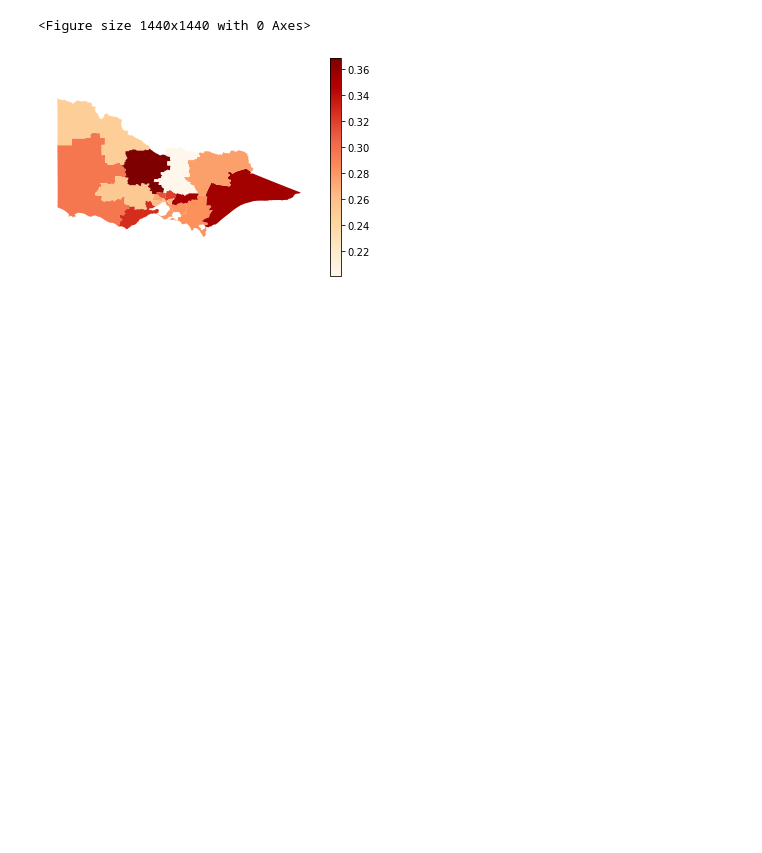
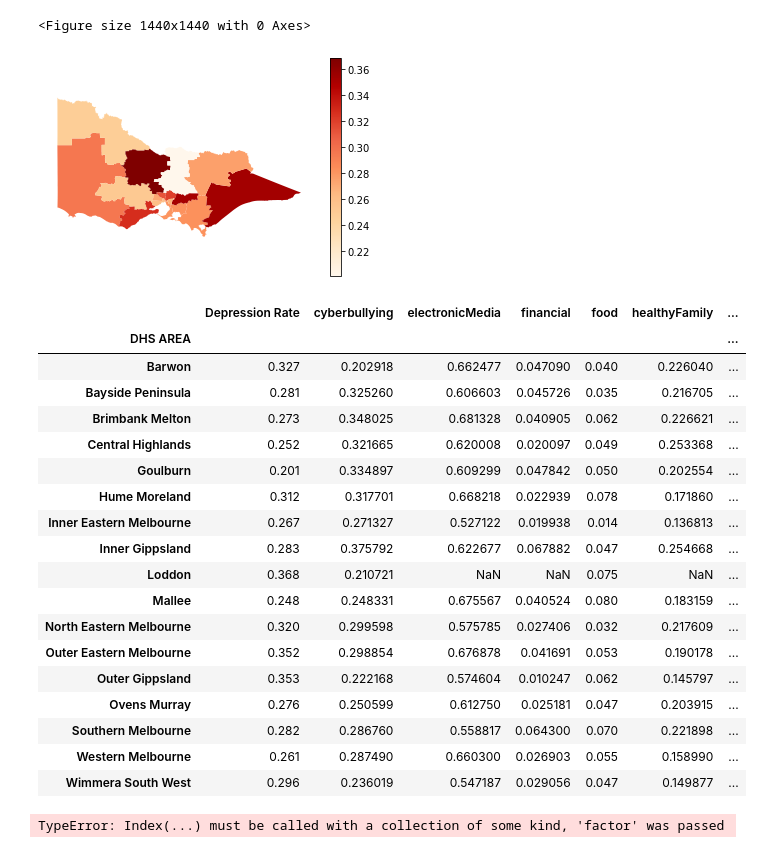
Before and after one commit to owowouwu/Youth-DS-Project, a Jupyter notebook: analysis2.ipynb, the cells around one changed output. Drawn from its saved outputs; the diff is of its cells as text; code cells hidden in the pictures; blank space fills up the shorter version.

```diff
--- a/analysis2.ipynb
+++ b/analysis2.ipynb
@@ -82,3 +82,33 @@ plt.box(False)
 # %% [output]
 <Figure size 1440x1440 with 0 Axes>
 [figure]
+# %%
+dhsData
+# %% [output]
+|  | Depression Rate | cyberbullying | electronicMedia | financial | food | healthyFamily | ... |
+| DHS AREA |  |  |  |  |  |  | ... |
+| Barwon | 0.327 | 0.202918 | 0.662477 | 0.047090 | 0.040 | 0.226040 | ... |
+| Bayside Peninsula | 0.281 | 0.325260 | 0.606603 | 0.045726 | 0.035 | 0.216705 | ... |
+| Brimbank Melton | 0.273 | 0.348025 | 0.681328 | 0.040905 | 0.062 | 0.226621 | ... |
+| Central Highlands | 0.252 | 0.321665 | 0.620008 | 0.020097 | 0.049 | 0.253368 | ... |
+| Goulburn | 0.201 | 0.334897 | 0.609299 | 0.047842 | 0.050 | 0.202554 | ... |
+| Hume Moreland | 0.312 | 0.317701 | 0.668218 | 0.022939 | 0.078 | 0.171860 | ... |
+| Inner Eastern Melbourne | 0.267 | 0.271327 | 0.527122 | 0.019938 | 0.014 | 0.136813 | ... |
+| Inner Gippsland | 0.283 | 0.375792 | 0.622677 | 0.067882 | 0.047 | 0.254668 | ... |
+| Loddon | 0.368 | 0.210721 | NaN | NaN | 0.075 | NaN | ... |
+| Mallee | 0.248 | 0.248331 | 0.675567 | 0.040524 | 0.080 | 0.183159 | ... |
+| North Eastern Melbourne | 0.320 | 0.299598 | 0.575785 | 0.027406 | 0.032 | 0.217609 | ... |
+| Outer Eastern Melbourne | 0.352 | 0.298854 | 0.676878 | 0.041691 | 0.053 | 0.190178 | ... |
+| Outer Gippsland | 0.353 | 0.222168 | 0.574604 | 0.010247 | 0.062 | 0.145797 | ... |
+| Ovens Murray | 0.276 | 0.250599 | 0.612750 | 0.025181 | 0.047 | 0.203915 | ... |
+| Southern Melbourne | 0.282 | 0.286760 | 0.558817 | 0.064300 | 0.070 | 0.221898 | ... |
+| Western Melbourne | 0.261 | 0.287490 | 0.660300 | 0.026903 | 0.055 | 0.158990 | ... |
+| Wimmera South West | 0.296 | 0.236019 | 0.547187 | 0.029056 | 0.047 | 0.149877 | ... |
+# %%
+for_MI = dhsData.dropna()
+indep_var = ['Depression Rate']
+dep_vars = for_MI.columns.difference(indep_var).to_list()
+mi = [(var, float(mi_reg(for_MI[indep_var], for_MI[var]))) for var in dep_vars]
+pd.DataFrame(mi, columns = ['factor', 'MI'])
+# %% [output]
+TypeError: Index(...) must be called with a collection of some kind, 'factor' was passed
```
Also changed, not shown: parts of 1 cell of this notebook, 2 other files.
